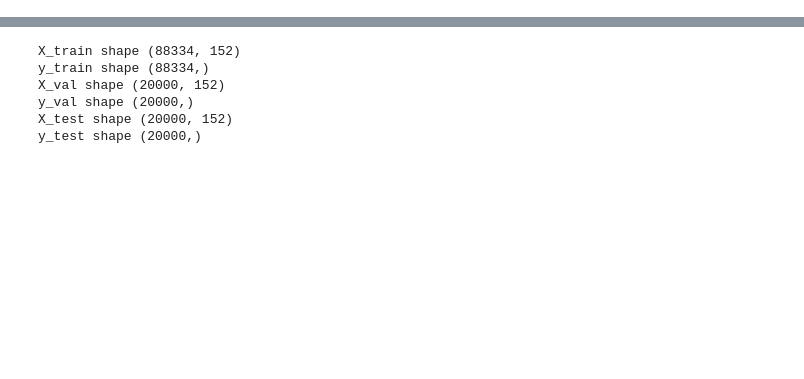
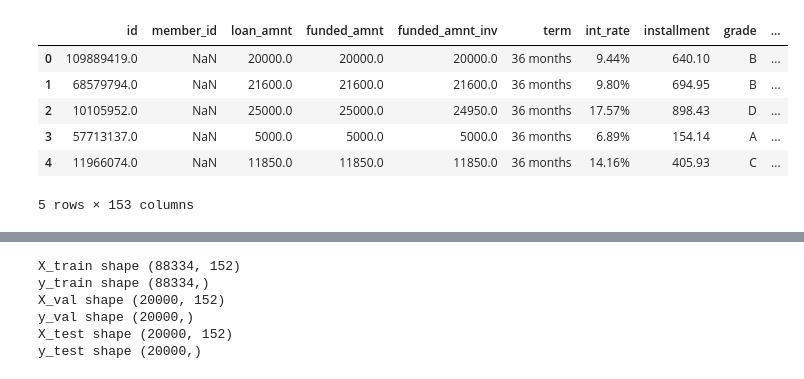
Before and after one commit to JimKing100/DS-Unit-2-Applied-Modeling, a Jupyter notebook: DS_Unit_2_Study_Guide.ipynb, the cells around one changed output, grey strips where cells are left out. Saved outputs shown, nothing was run; the diff lists cells and outputs as text; code cells hidden in the pictures; blank space fills up the shorter version.

```diff
--- a/DS_Unit_2_Study_Guide.ipynb
+++ b/DS_Unit_2_Study_Guide.ipynb
@@ -76,3 +76,13 @@ current['issue_d_month'] = pd.Timestamp.today().month
 # %%
 # Calculate percent of each loan repaid
 history['percent_paid'] = history['total_pymnt'] / history['funded_amnt']
+# %%
+history.head()
+# %% [output]
+|  | id | member_id | loan_amnt | funded_amnt | funded_amnt_inv | term | int_rate | installment | grade | ... |
+| 0 | 109889419.0 | NaN | 20000.0 | 20000.0 | 20000.0 | 36 months | 9.44% | 640.10 | B | ... |
+| 1 | 68579794.0 | NaN | 21600.0 | 21600.0 | 21600.0 | 36 months | 9.80% | 694.95 | B | ... |
+| 2 | 10105952.0 | NaN | 25000.0 | 25000.0 | 24950.0 | 36 months | 17.57% | 898.43 | D | ... |
+| 3 | 57713137.0 | NaN | 5000.0 | 5000.0 | 5000.0 | 36 months | 6.89% | 154.14 | A | ... |
+| 4 | 11966074.0 | NaN | 11850.0 | 11850.0 | 11850.0 | 36 months | 14.16% | 405.93 | C | ... |
+5 rows × 153 columns
```
Also changed, not shown: parts of 10 cells of this notebook.
